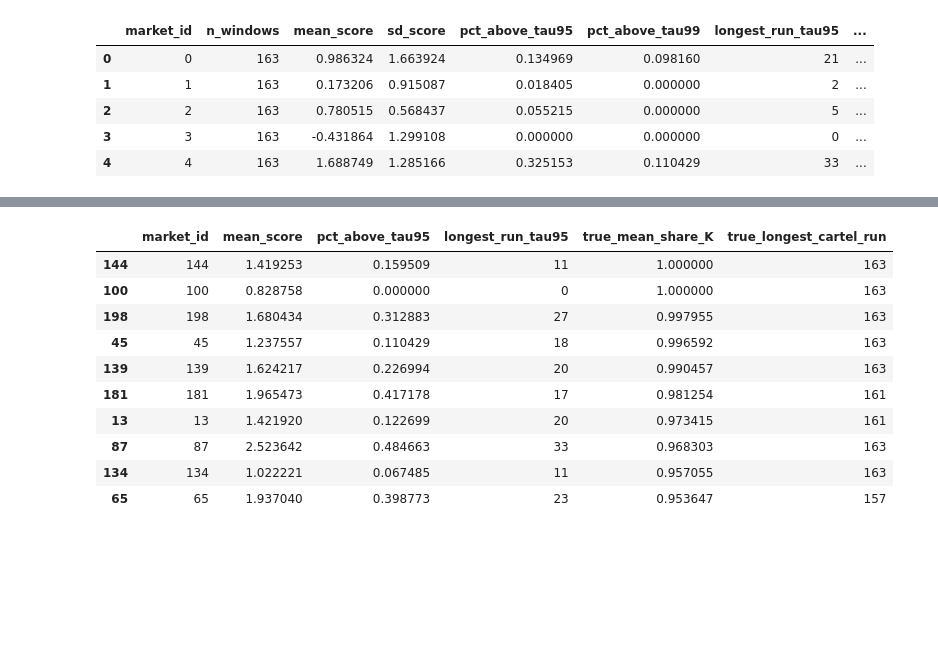
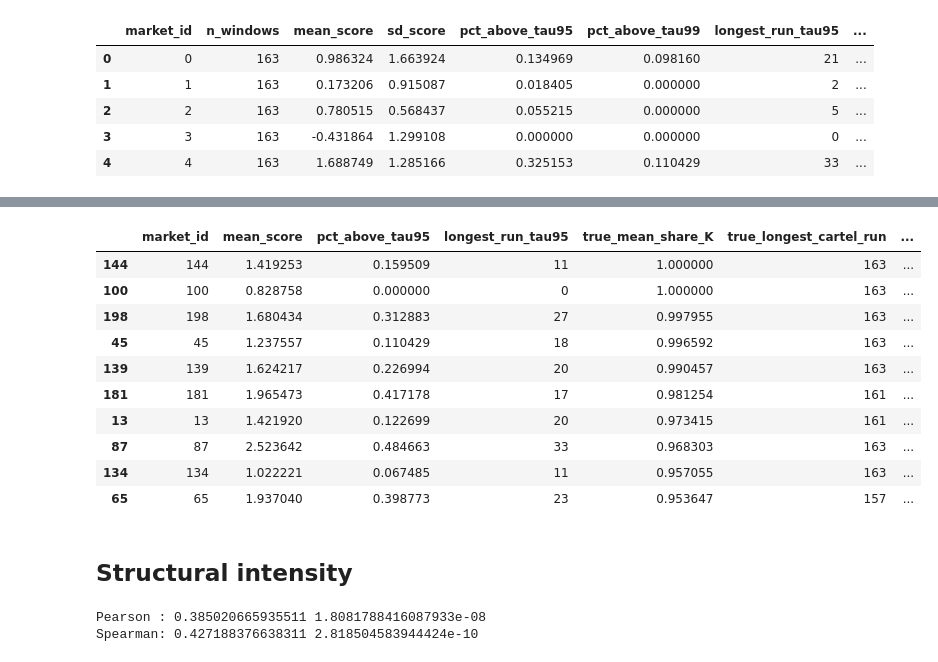
Before and after one commit to daniloldn/detecting-collusion, a Jupyter notebook: notebooks/screening.ipynb, the cells around one changed output, grey strips where cells are left out. Saved outputs shown, nothing was run; the diff lists cells and outputs as text; code cells hidden in the pictures; blank space fills up the shorter version.

```diff
--- a/notebooks/screening.ipynb
+++ b/notebooks/screening.ipynb
@@ -121,25 +181,38 @@ fig.show()
 # %%
 market_eval = df.sort_values("true_mean_share_K", ascending=False).copy()
 
 market_eval[
         [
-            "market_id",
+             "market_id",
             "mean_score",
             "pct_above_tau95",
             "longest_run_tau95",
             "true_mean_share_K",
             "true_longest_cartel_run",
+            "effective_structural_intensity",
+            "structural_intensity"
         ]
     ].head(10)
 # %% [output]
-|  | market_id | mean_score | pct_above_tau95 | longest_run_tau95 | true_mean_share_K | true_longest_cartel_run |
-| 144 | 144 | 1.419253 | 0.159509 | 11 | 1.000000 | 163 |
-| 100 | 100 | 0.828758 | 0.000000 | 0 | 1.000000 | 163 |
-| 198 | 198 | 1.680434 | 0.312883 | 27 | 0.997955 | 163 |
-| 45 | 45 | 1.237557 | 0.110429 | 18 | 0.996592 | 163 |
-| 139 | 139 | 1.624217 | 0.226994 | 20 | 0.990457 | 163 |
-| 181 | 181 | 1.965473 | 0.417178 | 17 | 0.981254 | 161 |
-| 13 | 13 | 1.421920 | 0.122699 | 20 | 0.973415 | 161 |
-| 87 | 87 | 2.523642 | 0.484663 | 33 | 0.968303 | 163 |
-| 134 | 134 | 1.022221 | 0.067485 | 11 | 0.957055 | 163 |
-| 65 | 65 | 1.937040 | 0.398773 | 23 | 0.953647 | 157 |
+|  | market_id | mean_score | pct_above_tau95 | longest_run_tau95 | true_mean_share_K | true_longest_cartel_run | ... |
+| 144 | 144 | 1.419253 | 0.159509 | 11 | 1.000000 | 163 | ... |
+| 100 | 100 | 0.828758 | 0.000000 | 0 | 1.000000 | 163 | ... |
+| 198 | 198 | 1.680434 | 0.312883 | 27 | 0.997955 | 163 | ... |
+| 45 | 45 | 1.237557 | 0.110429 | 18 | 0.996592 | 163 | ... |
+| 139 | 139 | 1.624217 | 0.226994 | 20 | 0.990457 | 163 | ... |
+| 181 | 181 | 1.965473 | 0.417178 | 17 | 0.981254 | 161 | ... |
+| 13 | 13 | 1.421920 | 0.122699 | 20 | 0.973415 | 161 | ... |
+| 87 | 87 | 2.523642 | 0.484663 | 33 | 0.968303 | 163 | ... |
+| 134 | 134 | 1.022221 | 0.067485 | 11 | 0.957055 | 163 | ... |
+| 65 | 65 | 1.937040 | 0.398773 | 23 | 0.953647 | 157 | ... |
+# %% [markdown]
+## Structural intensity
+# %%
+r_p, p_p = pearsonr(market_eval["mean_score"], market_eval["effective_structural_intensity"])
+r_s, p_s = spearmanr(market_eval["mean_score"], market_eval["effective_structural_intensity"])
+
+print("Pearson :", r_p, p_p)
+print("Spearman:", r_s, p_s)
+# %% [output]
+Pearson : 0.385020665935511 1.8081788416087933e-08
+Spearman: 0.427188376638311 2.818504583944424e-10
```
Also changed, not shown: parts of 10 cells of this notebook, 4 other files.
